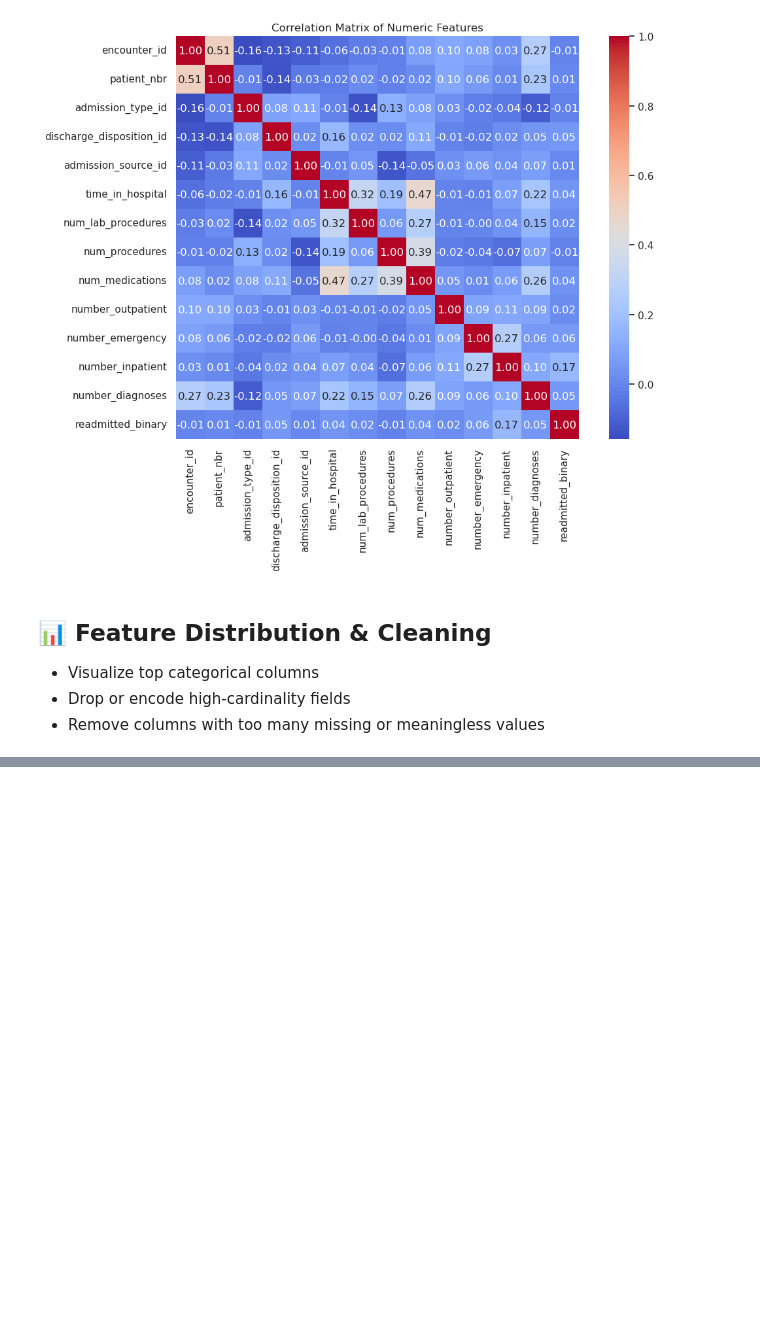
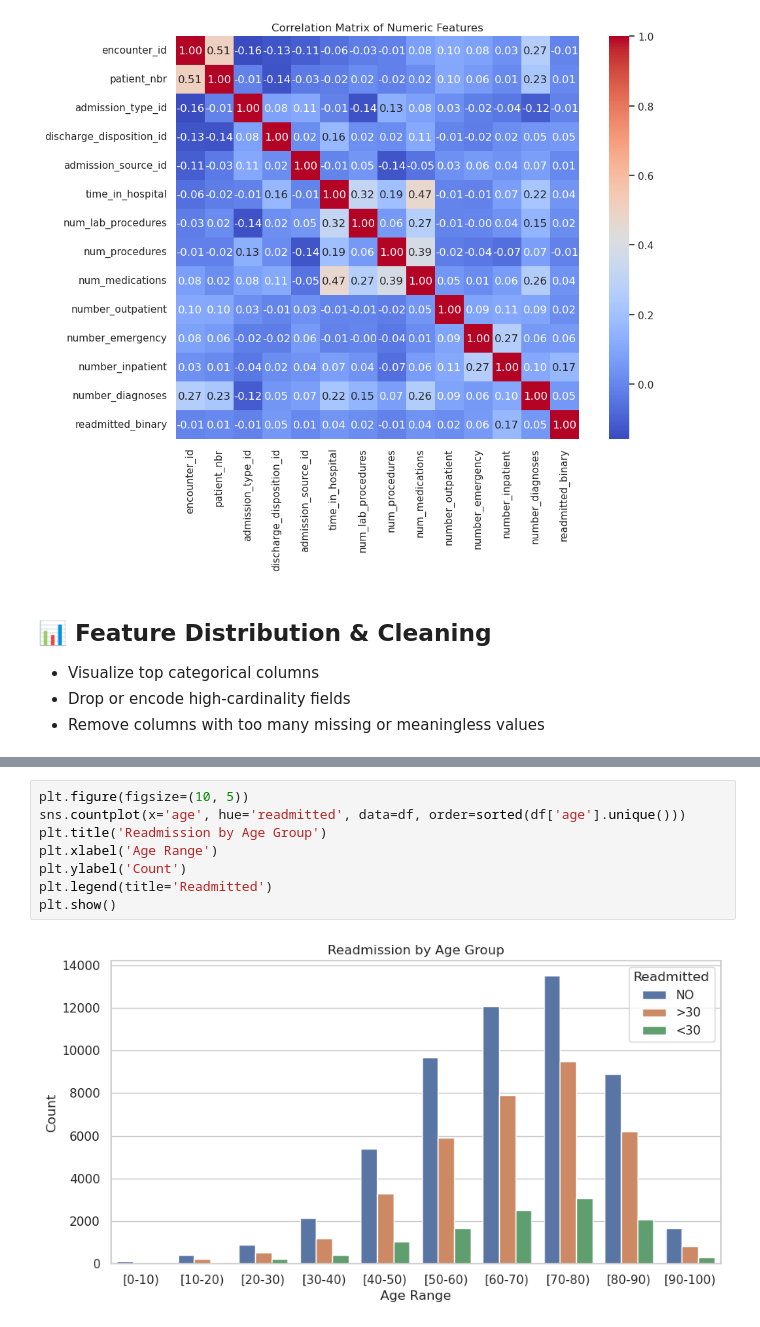
Before and after one commit to KyleSDeveloper/Healthcare_Analytics_Simulation, a Jupyter notebook: notebooks/eda.ipynb, the cells around one changed output, grey strips where cells are left out. Saved outputs shown, nothing was run; the diff lists cells and outputs as text; blank space fills up the shorter version.

```diff
--- a/notebooks/eda.ipynb
+++ b/notebooks/eda.ipynb
@@ -116,0 +138,10 @@ plt.show()
+# %%
+plt.figure(figsize=(10, 5))
+sns.countplot(x='age', hue='readmitted', data=df, order=sorted(df['age'].unique()))
+plt.title('Readmission by Age Group')
+plt.xlabel('Age Range')
+plt.ylabel('Count')
+plt.legend(title='Readmitted')
+plt.show()
+# %% [output]
+[figure, added]
```
Also changed, not shown: parts of 8 cells of this notebook, 4 other files.
